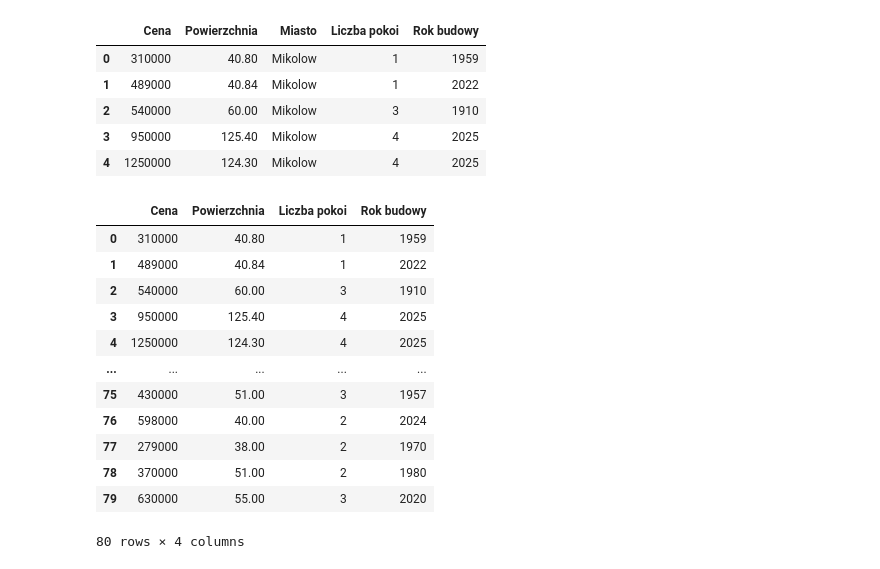
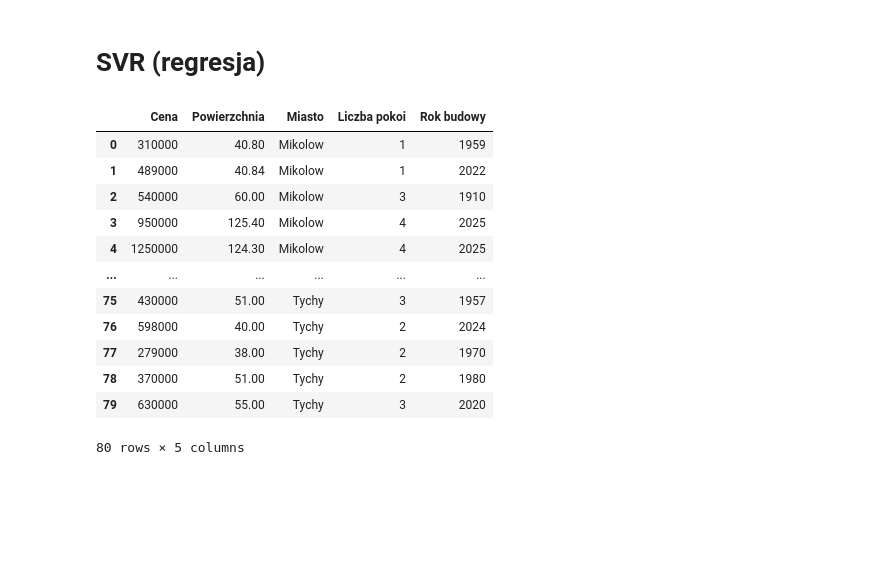
Before and after one commit to mateuszlamla/SEMESTR5, a Jupyter notebook: Algorytmy_eksploracji_danych/lab11.ipynb, the cells around one changed output. Cells and saved outputs as stored; diff of their text form; code cells hidden in the pictures; blank space fills up the shorter version.

```diff
--- a/Algorytmy_eksploracji_danych/lab11.ipynb
+++ b/Algorytmy_eksploracji_danych/lab11.ipynb
@@ -5,28 +70,19 @@ import matplotlib.pyplot as plt
+# %% [markdown]
+# SVR (regresja)
 # %%
 df = pd.read_csv('data/housing.csv')
-df.head()
+df
 # %% [output]
 |  | Cena | Powierzchnia | Miasto | Liczba pokoi | Rok budowy |
 | 0 | 310000 | 40.80 | Mikolow | 1 | 1959 |
 | 1 | 489000 | 40.84 | Mikolow | 1 | 2022 |
 | 2 | 540000 | 60.00 | Mikolow | 3 | 1910 |
 | 3 | 950000 | 125.40 | Mikolow | 4 | 2025 |
 | 4 | 1250000 | 124.30 | Mikolow | 4 | 2025 |
+| ... | ... | ... | ... | ... | ... |
+| 75 | 430000 | 51.00 | Tychy | 3 | 1957 |
+| 76 | 598000 | 40.00 | Tychy | 2 | 2024 |
+| 77 | 279000 | 38.00 | Tychy | 2 | 1970 |
+| 78 | 370000 | 51.00 | Tychy | 2 | 1980 |
+| 79 | 630000 | 55.00 | Tychy | 3 | 2020 |
+80 rows × 5 columns
-# %%
-df_num = df.select_dtypes(include=[np.number])
-df_miasta = pd.get_dummies(df, columns=['Miasto'], drop_first=True)
-df_num
-# %% [output]
-|  | Cena | Powierzchnia | Liczba pokoi | Rok budowy |
-| 0 | 310000 | 40.80 | 1 | 1959 |
-| 1 | 489000 | 40.84 | 1 | 2022 |
-| 2 | 540000 | 60.00 | 3 | 1910 |
-| 3 | 950000 | 125.40 | 4 | 2025 |
-| 4 | 1250000 | 124.30 | 4 | 2025 |
-| ... | ... | ... | ... | ... |
-| 75 | 430000 | 51.00 | 3 | 1957 |
-| 76 | 598000 | 40.00 | 2 | 2024 |
-| 77 | 279000 | 38.00 | 2 | 1970 |
-| 78 | 370000 | 51.00 | 2 | 1980 |
-| 79 | 630000 | 55.00 | 3 | 2020 |
-80 rows × 4 columns
```
Also changed, not shown: parts of 25 cells of this notebook, 1 other file.
